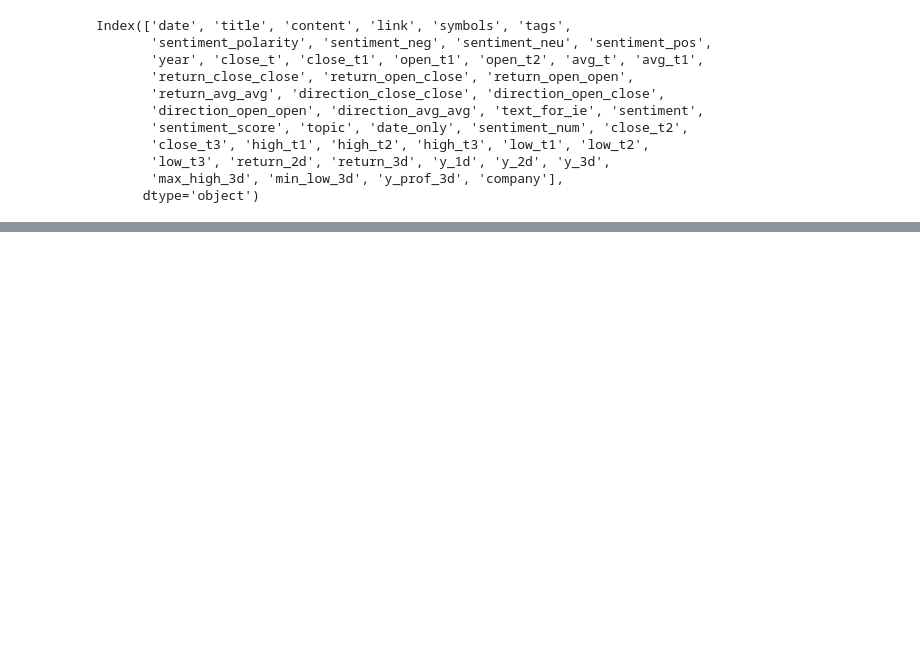
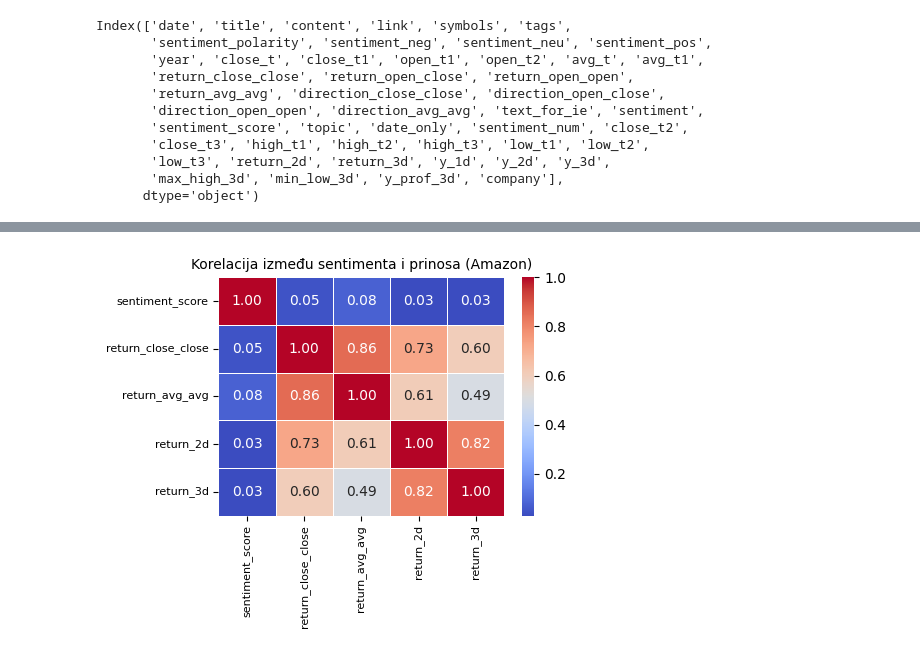
Before and after one commit to aleksandrabegovic/apple_sentiment_analiza, a Jupyter notebook: SentimentAmazon.ipynb, the cells around one changed output, grey strips where cells are left out. Saved outputs shown, nothing was run; the diff lists cells and outputs as text; code cells hidden in the pictures; blank space fills up the shorter version.

```diff
--- a/SentimentAmazon.ipynb
+++ b/SentimentAmazon.ipynb
@@ -954,3 +954,8 @@ Index(['date', 'title', 'content', 'link', 'symbols', 'tags',
       dtype='object')
 # %%
 amzn_final.to_csv("/content/drive/MyDrive/amzn_final.csv", index=False)
+# %%
+amzn_final["return_prof_3d"] = (
+    abs(amzn_final["max_high_3d"] - amzn_final["close_t"]) -
+    abs(amzn_final["min_low_3d"] - amzn_final["close_t"])
+) / amzn_final["close_t"]
@@ -956,0 +1010,37 @@ amzn_final.to_csv("/content/drive/MyDrive/amzn_final.csv", index=False)
+# %%
+import matplotlib.pyplot as plt
+import seaborn as sns
+
+# 1) korelacija
+corr = amzn_final[[
+    "sentiment_score",
+    "return_close_close",
+    "return_avg_avg",
+    "return_2d",
+    "return_3d"
+]].corr()
+
+# 2) crtanje heatmap
+plt.figure(figsize=(5,4))
+
+sns.heatmap(
+    corr,
+    annot=True,        # prikazuje brojeve
+    fmt=".2f",         # 2 decimale
+    cmap="coolwarm",   # boje
+    linewidths=0.5
+)
+
+# 3) naslov i stil
+plt.title("Korelacija između sentimenta i prinosa (Amazon)", fontsize=10)
+plt.xticks(fontsize=8)
+plt.yticks(fontsize=8)
+
+plt.tight_layout()
+
+
+
+# 5) prikaz
+plt.show()
+# %% [output]
+[figure, added]
```
Also changed, not shown: parts of 9 cells of this notebook.
